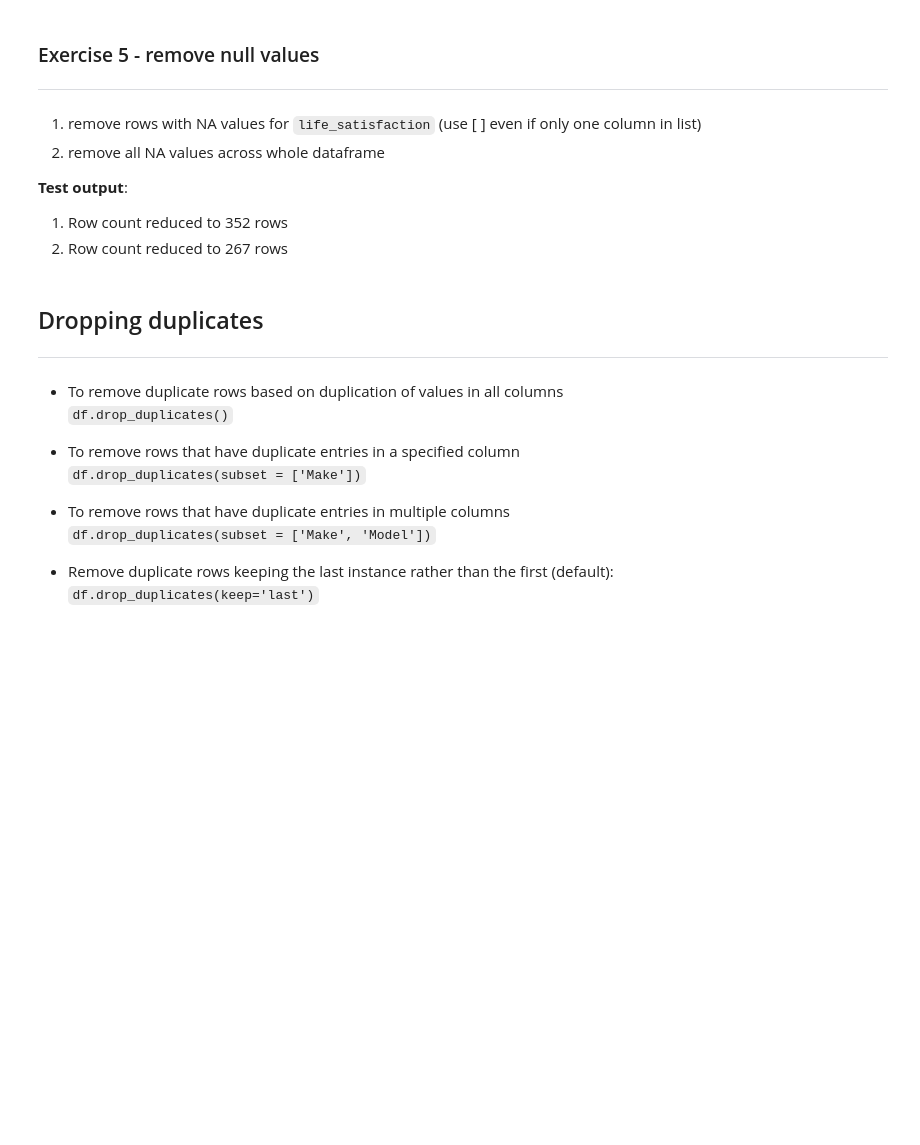
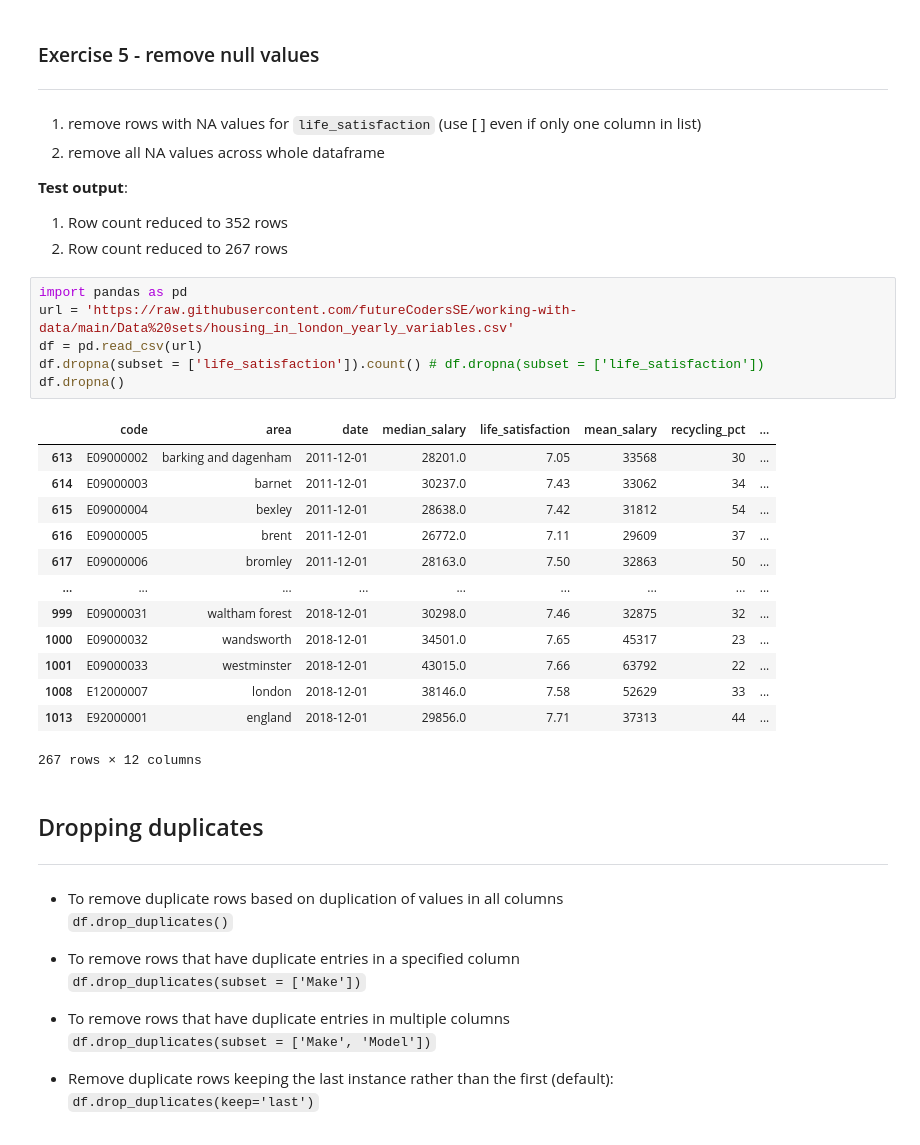
Before and after one commit to Kavikarthik14/Data-with-python, a Jupyter notebook: My_Progress_of_Sorting_and_cleaning.ipynb, the cells around one changed output. Saved outputs shown, nothing was run; the diff lists cells and outputs as text; blank space fills up the shorter version.

```diff
--- a/My_Progress_of_Sorting_and_cleaning.ipynb
+++ b/My_Progress_of_Sorting_and_cleaning.ipynb
@@ -189,6 +240,26 @@ True
 **Test output**:
 1.  Row count reduced to 352 rows
 2.  Row count reduced to 267 rows
+# %%
+import pandas as pd
+url = 'https://raw.githubusercontent.com/futureCodersSE/working-with-data/main/Data%20sets/housing_in_london_yearly_variables.csv'
+df = pd.read_csv(url)
+df.dropna(subset = ['life_satisfaction']).count() # df.dropna(subset = ['life_satisfaction'])
+df.dropna()
+# %% [output]
+|  | code | area | date | median_salary | life_satisfaction | mean_salary | recycling_pct | ... |
+| 613 | E09000002 | barking and dagenham | 2011-12-01 | 28201.0 | 7.05 | 33568 | 30 | ... |
+| 614 | E09000003 | barnet | 2011-12-01 | 30237.0 | 7.43 | 33062 | 34 | ... |
+| 615 | E09000004 | bexley | 2011-12-01 | 28638.0 | 7.42 | 31812 | 54 | ... |
+| 616 | E09000005 | brent | 2011-12-01 | 26772.0 | 7.11 | 29609 | 37 | ... |
+| 617 | E09000006 | bromley | 2011-12-01 | 28163.0 | 7.50 | 32863 | 50 | ... |
+| ... | ... | ... | ... | ... | ... | ... | ... | ... |
+| 999 | E09000031 | waltham forest | 2018-12-01 | 30298.0 | 7.46 | 32875 | 32 | ... |
+| 1000 | E09000032 | wandsworth | 2018-12-01 | 34501.0 | 7.65 | 45317 | 23 | ... |
+| 1001 | E09000033 | westminster | 2018-12-01 | 43015.0 | 7.66 | 63792 | 22 | ... |
+| 1008 | E12000007 | london | 2018-12-01 | 38146.0 | 7.58 | 52629 | 33 | ... |
+| 1013 | E92000001 | england | 2018-12-01 | 29856.0 | 7.71 | 37313 | 44 | ... |
+267 rows × 12 columns
 # %% [markdown]
 ## Dropping duplicates
 ---
```
Also changed, not shown: parts of 5 cells of this notebook.
